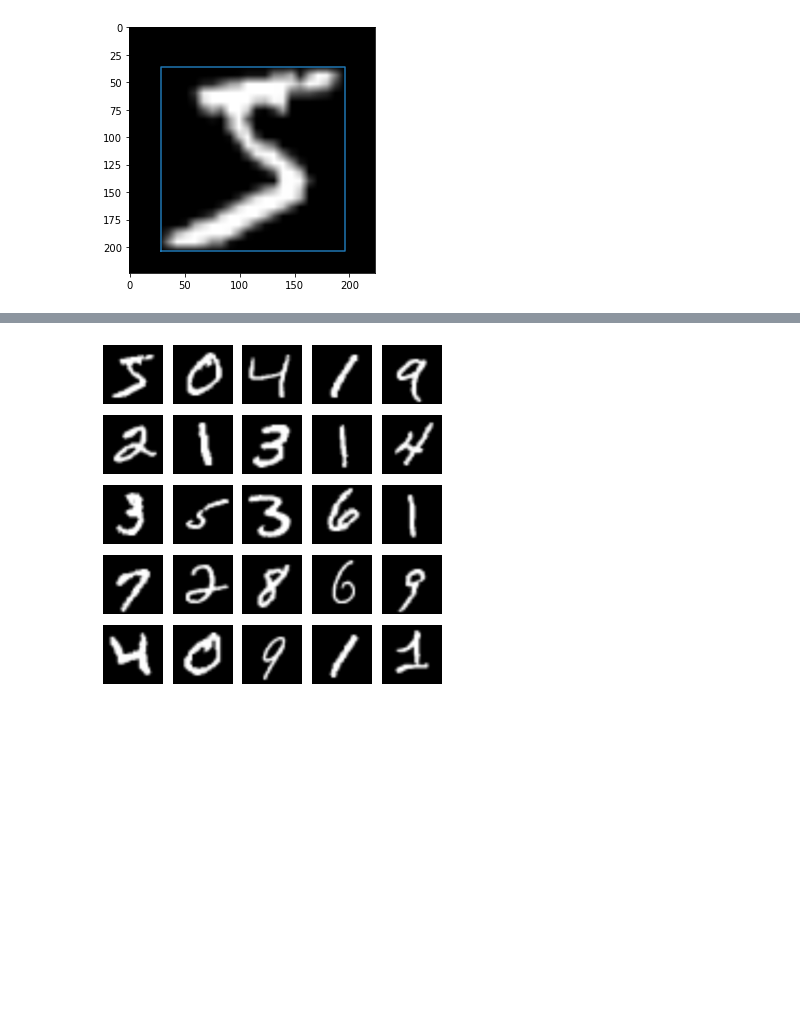
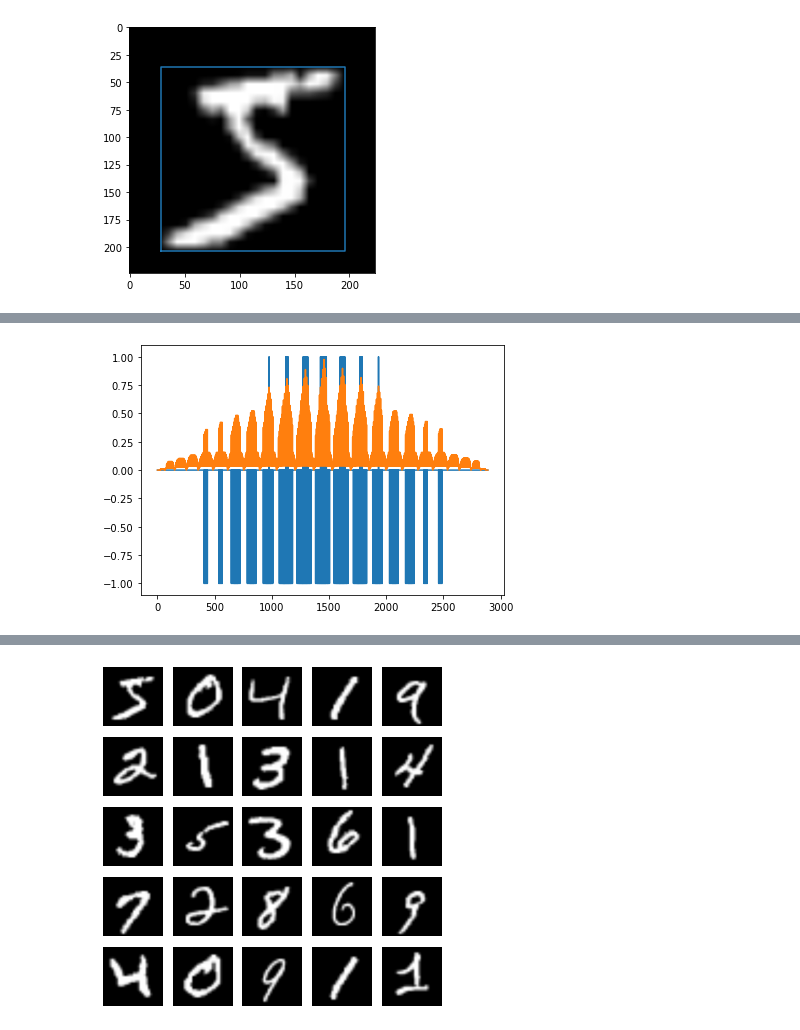
Before and after one commit to B-ramB/DL-DeepFruitDetection, a Jupyter notebook: DLOrchard.ipynb, the cells around one changed output, grey strips where cells are left out. Saved outputs shown, nothing was run; the diff lists cells and outputs as text; code cells hidden in the pictures; blank space fills up the shorter version.

```diff
--- a/DLOrchard.ipynb
+++ b/DLOrchard.ipynb
@@ -334,0 +375,14 @@ max_anchor_area/box_area
+# %%
+pos_iou_threshold  = 0.7
+neg_iou_threshold = 0.3
+# %%
+label = np.ones((len(max_ious),1))*-1
+label[max_ious < neg_iou_threshold] = 0
+label[max_ious >= pos_iou_threshold] = 1
+label[gt_argmax_ious] = 1
+# %%
+plt.plot(label)
+plt.plot(ious)
+plt.tight_layout()
+# %% [output]
+[figure, added]
```
Also changed, not shown: parts of 24 cells of this notebook.
